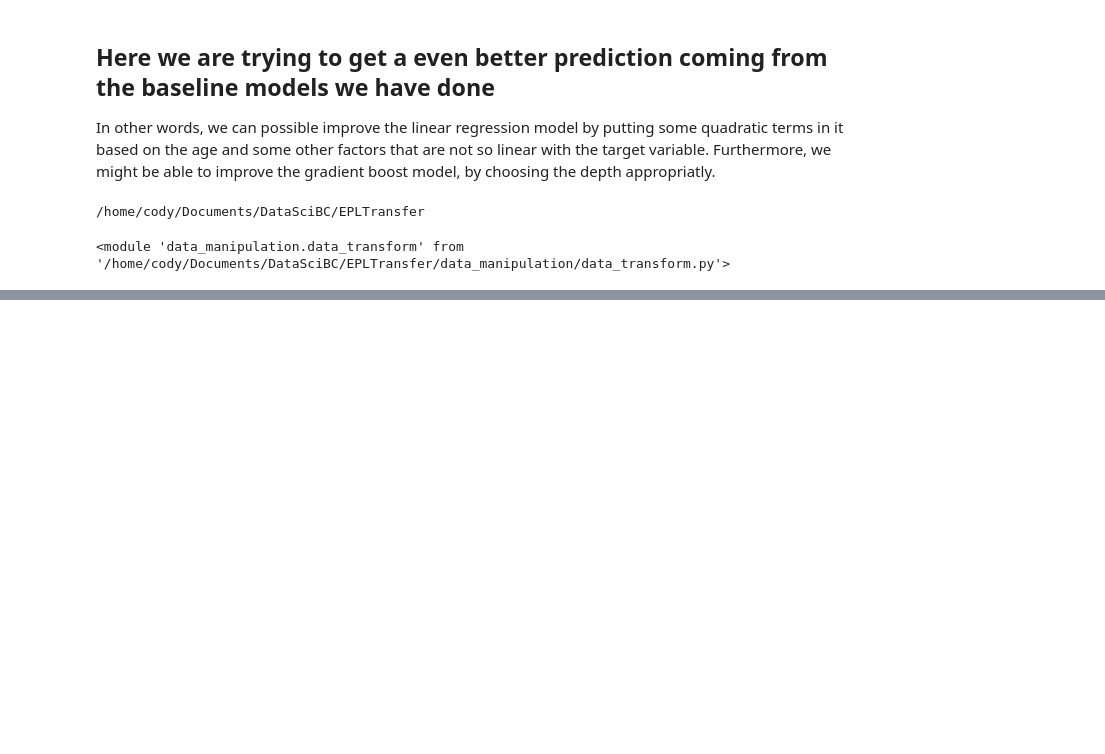
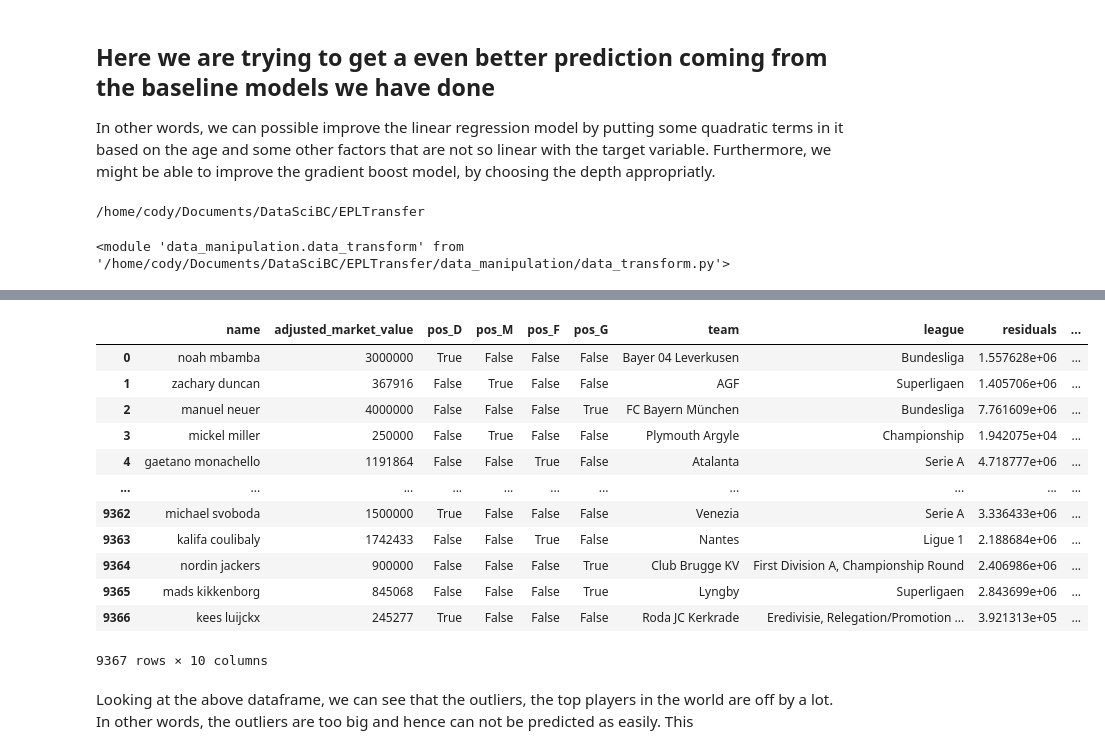
Before and after one commit to shadtome/Score-data, a Jupyter notebook: EDA/train_EDA/train_get_prediction.ipynb, the cells around one changed output, grey strips where cells are left out. Drawn from its saved outputs; the diff is of its cells as text; code cells hidden in the pictures; blank space fills up the shorter version.

```diff
--- a/EDA/train_EDA/train_get_prediction.ipynb
+++ b/EDA/train_EDA/train_get_prediction.ipynb
@@ -67,0 +181,22 @@ train_data.head()
+# %%
+# Now lets add in the square root of age and see what that does.
+
+train_data_sqrt = train_data.copy()
+train_data_sqrt['age2'] = np.pow(train_data_sqrt['age'],2)
+train_data_sqrt['rating2'] = np.pow(train_data_sqrt['rating'],2)
+train_data_sqrt['rating3'] = np.pow(train_data_sqrt['rating'],3)
+
+features_sqrt = ['minutesPlayed', 'totalLongBalls', 'keyPass', 'totalPass',
+       'totalCross', 'goalAssist', 'savedShotsFromInsideTheBox', 'saves',
+       'totalKeeperSweeper', 'goalsPrevented', 'touches', 'possessionLostCtrl',
+       'dispossessed', 'aerialLost', 'aerialWon', 'duelLost', 'duelWon',
+       'challengeLost', 'outfielderBlock', 'totalContest', 'interceptionWon',
+       'wonContest', 'totalTackle', 'totalClearance', 'blockedScoringAttempt',
+       'hitWoodwork', 'bigChanceCreated', 'bigChanceMissed', 'shotOffTarget',
+       'onTargetScoringAttempt', 'goals', 'wasFouled', 'fouls', 'totalOffside',
+       'yellow_card', 'red_card', 'rating','rating2','rating3', 'accuratePass',
+       'accurateLongBalls', 'accurateCross', 'accurateKeeperSweeper',
+       'expectedAssists', 'expectedGoals', 'xGChain', 'xGBuildup', 'age','age2',
+       'pos_D', 'pos_F', 'pos_G', 'pos_M', 'foot_both', 'foot_left',
+       'foot_right']
+target_sqrt = 'adjusted_market_value'
@@ -67,0 +278,26 @@ train_data.head()
+# %%
+# Lets look at the Residues as see what is happening.
+# First build a model and fit it.
+reg = LinearRegression()
+reg.fit(train_data_sqrt[features_sqrt],train_data[target_sqrt])
+resid = train_data_sqrt.copy()
+resid['residuals']= np.abs(reg.predict(train_data_sqrt[features_sqrt]) - train_data[target_sqrt])
+resid['prediction'] = reg.predict(train_data_sqrt[features_sqrt])
+test=resid[['name','adjusted_market_value','pos_D','pos_M','pos_F','pos_G','team','league','residuals','prediction']]
+test
+# %% [output]
+|  | name | adjusted_market_value | pos_D | pos_M | pos_F | pos_G | team | league | residuals | ... |
+| 0 | noah mbamba | 3000000 | True | False | False | False | Bayer 04 Leverkusen | Bundesliga | 1.557628e+06 | ... |
+| 1 | zachary duncan | 367916 | False | True | False | False | AGF | Superligaen | 1.405706e+06 | ... |
+| 2 | manuel neuer | 4000000 | False | False | False | True | FC Bayern München | Bundesliga | 7.761609e+06 | ... |
+| 3 | mickel miller | 250000 | False | True | False | False | Plymouth Argyle | Championship | 1.942075e+04 | ... |
+| 4 | gaetano monachello | 1191864 | False | False | True | False | Atalanta | Serie A | 4.718777e+06 | ... |
+| ... | ... | ... | ... | ... | ... | ... | ... | ... | ... | ... |
+| 9362 | michael svoboda | 1500000 | True | False | False | False | Venezia | Serie A | 3.336433e+06 | ... |
+| 9363 | kalifa coulibaly | 1742433 | False | False | True | False | Nantes | Ligue 1 | 2.188684e+06 | ... |
+| 9364 | nordin jackers | 900000 | False | False | False | True | Club Brugge KV | First Division A, Championship Round | 2.406986e+06 | ... |
+| 9365 | mads kikkenborg | 845068 | False | False | False | True | Lyngby | Superligaen | 2.843699e+06 | ... |
+| 9366 | kees luijckx | 245277 | True | False | False | False | Roda JC Kerkrade | Eredivisie, Relegation/Promotion ... | 3.921313e+05 | ... |
+9367 rows × 10 columns
+# %% [markdown]
+Looking at the above dataframe, we can see that the outliers, the top players in the world are off by a lot.  In other words, the outliers are too big and hence can not be predicted as easily.  This
```
Also changed, not shown: parts of 15 cells of this notebook, 6 other files.
